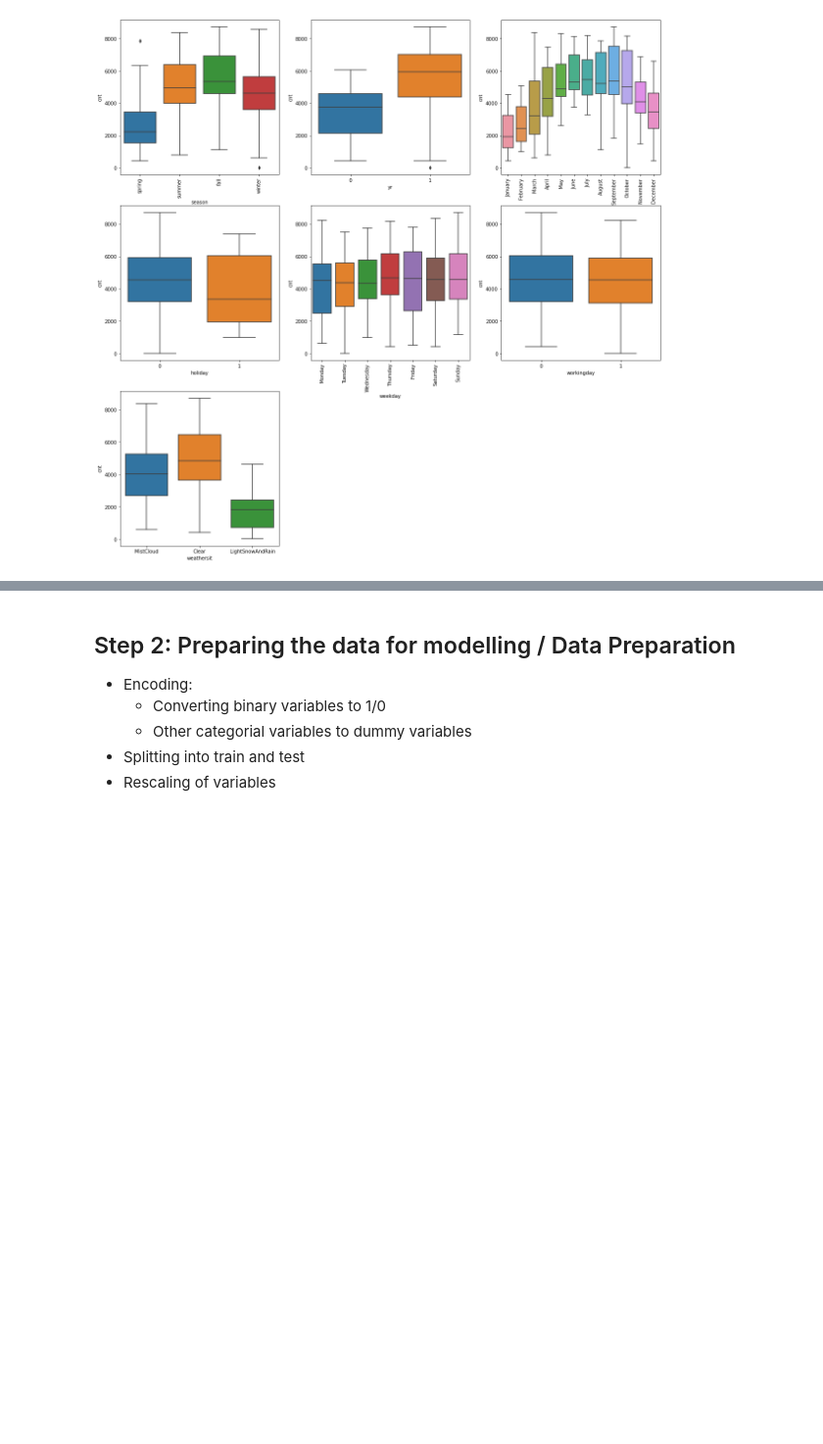
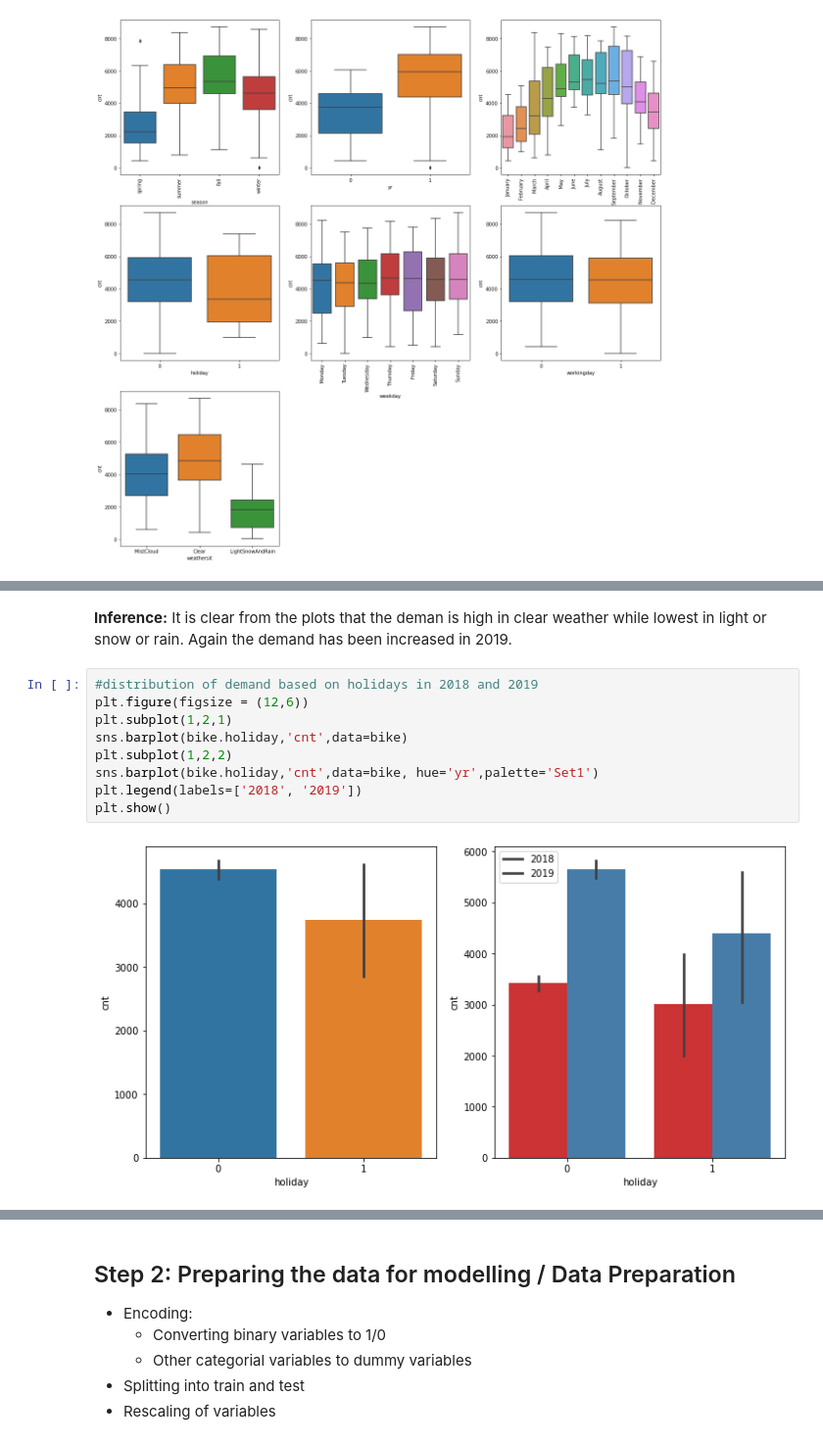
Before and after one commit to shuklavaibhav1994/Bike-Sharing, a Jupyter notebook: Vaibhav_Shukla_Bike_Sharing.ipynb, the cells around one changed output, grey strips where cells are left out. Shown at 98% size. Cells and saved outputs as stored; diff of their text form; blank space fills up the shorter version.

```diff
--- a/Vaibhav_Shukla_Bike_Sharing.ipynb
+++ b/Vaibhav_Shukla_Bike_Sharing.ipynb
@@ -279,0 +323,13 @@ plt.show()
+# %% [markdown]
+**Inference:** It is clear from the plots that the deman is high in clear weather while lowest in light or snow or rain. Again the demand has been increased in 2019.
+# %%
+#distribution of demand based on holidays in 2018 and 2019
+plt.figure(figsize = (12,6))
+plt.subplot(1,2,1)
+sns.barplot(bike.holiday,'cnt',data=bike)
+plt.subplot(1,2,2)
+sns.barplot(bike.holiday,'cnt',data=bike, hue='yr',palette='Set1')
+plt.legend(labels=['2018', '2019'])
+plt.show()
+# %% [output]
+[figure, added]
```
Also changed, not shown: parts of 28 cells of this notebook.
